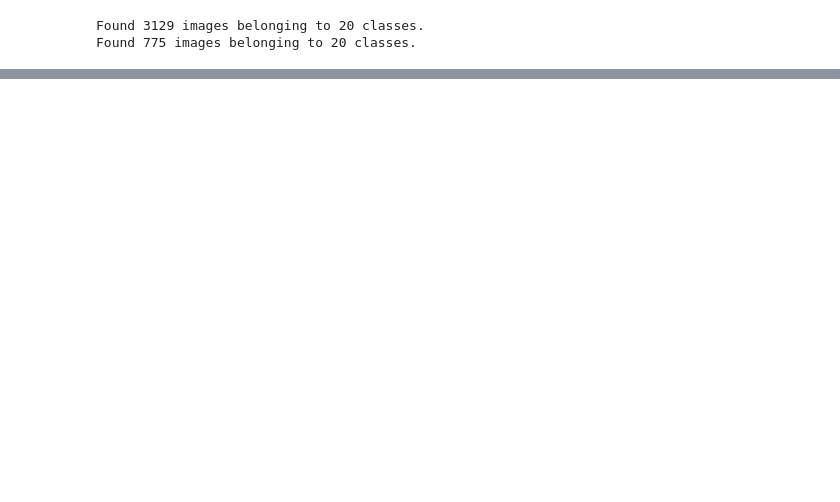
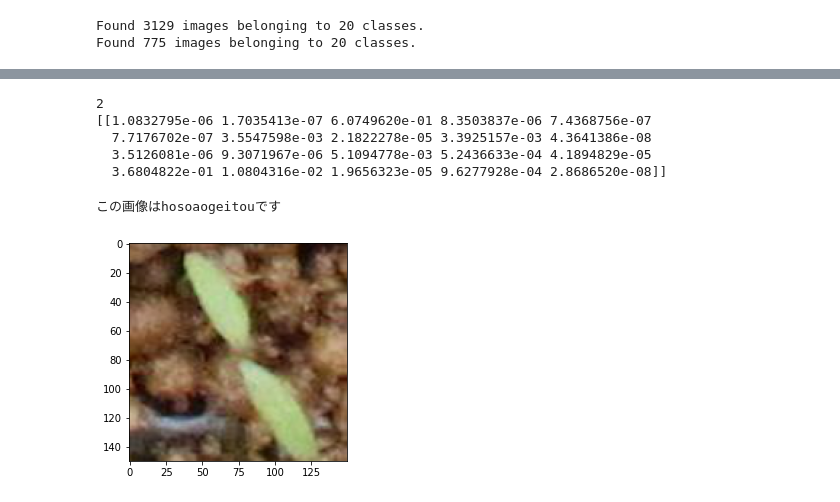
Before and after one commit to kanzaki-coder/deeplearning, a Jupyter notebook: weed_VGG16_fine_tuning.ipynb, the cells around one changed output, grey strips where cells are left out. Drawn from its saved outputs; the diff is of its cells as text; code cells hidden in the pictures; blank space fills up the shorter version.

```diff
--- a/weed_VGG16_fine_tuning.ipynb
+++ b/weed_VGG16_fine_tuning.ipynb
@@ -439,0 +393,23 @@ model.save('weed_type.h1')
+# %%
+
+y=np.expand_dims(x,axis=0)
+pred = model.predict(y, batch_size=1, verbose=0)
+
+#最大の確率のものを抜き出す
+pred_label = np.argmax(pred)
+print(pred_label)
+
+#もし各可能性を行列で見たい場合
+print(pred)
+# %% [output]
+2
+[[1.0832795e-06 1.7035413e-07 6.0749620e-01 8.3503837e-06 7.4368756e-07
+  7.7176702e-07 3.5547598e-03 2.1822278e-05 3.3925157e-03 4.3641386e-08
+  3.5126081e-06 9.3071967e-06 5.1094778e-03 5.2436633e-04 4.1894829e-05
+  3.6804822e-01 1.0804316e-02 1.9656323e-05 9.6277928e-04 2.8686520e-08]]
+# %%
+plt.imshow(x)
+print("この画像は"+classes[pred_label]+"です")
+# %% [output]
+この画像はhosoaogeitouです
+[figure, added]
```
Also changed, not shown: parts of 26 cells of this notebook.
